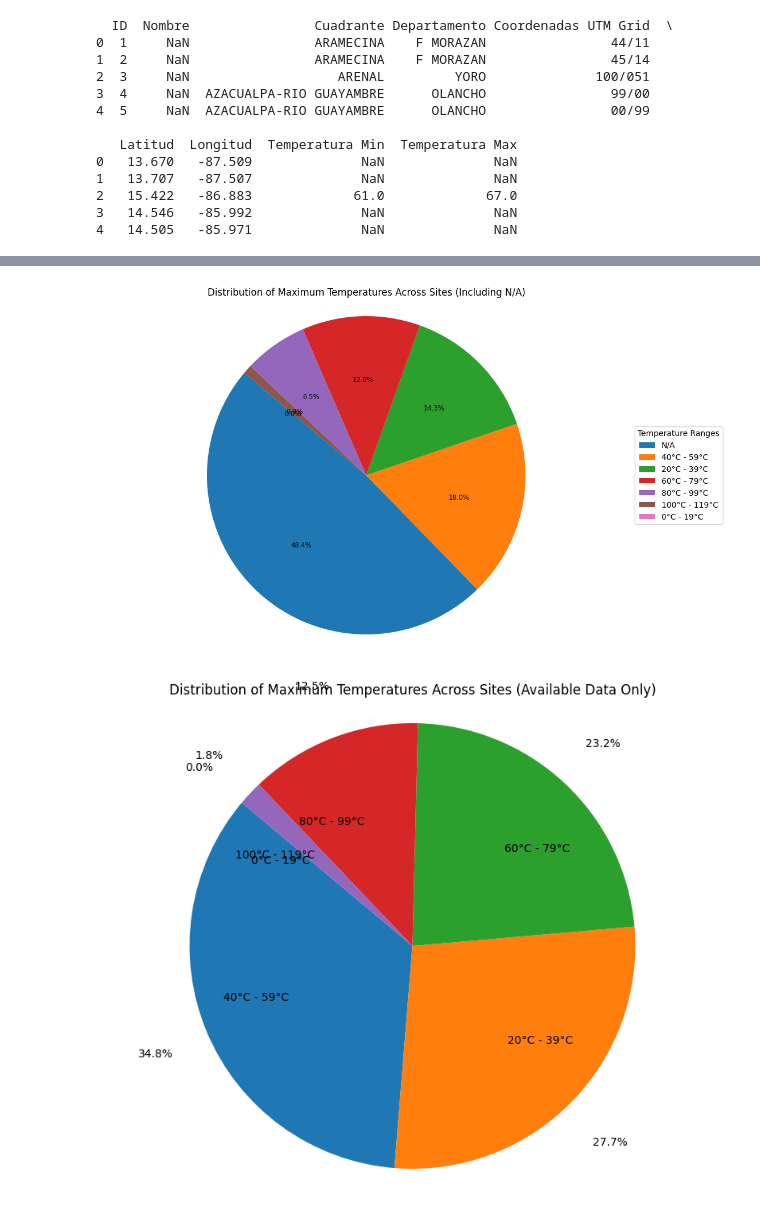
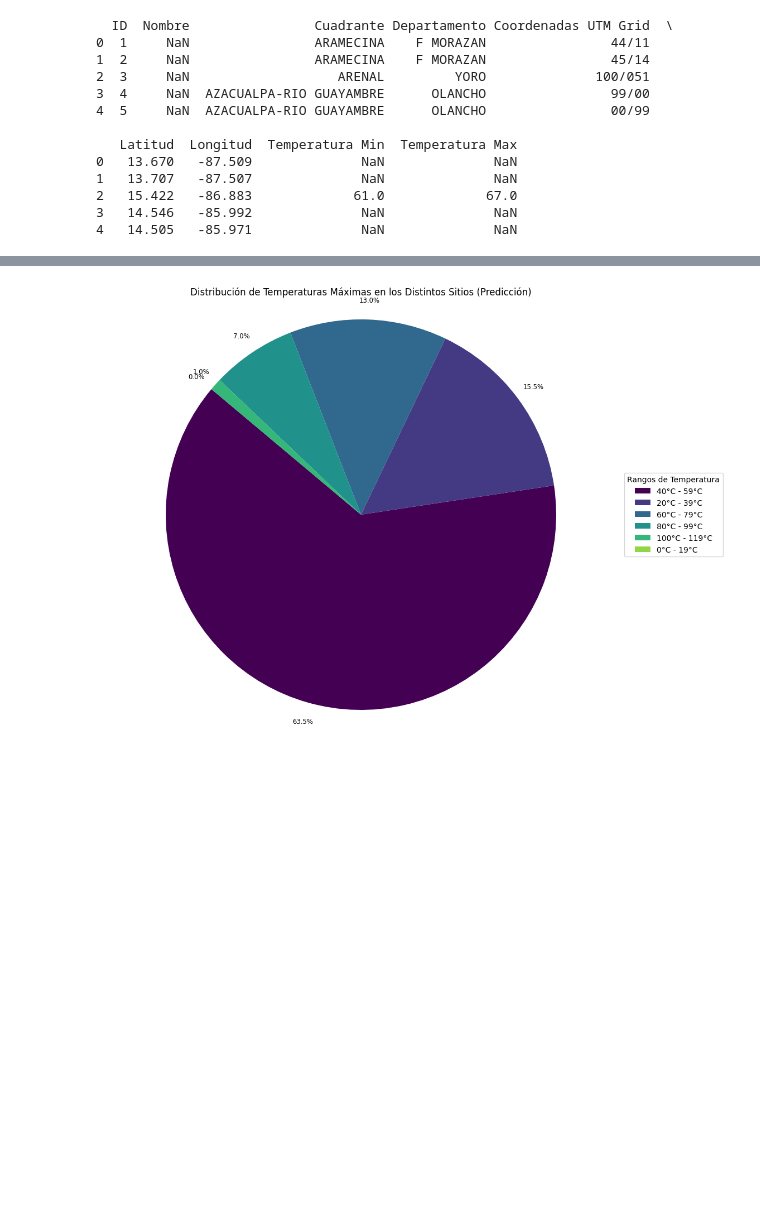
Before and after one commit to danielvijill/solar_energy, a Jupyter notebook: geosite_dist.ipynb, the cells around one changed output, grey strips where cells are left out. Saved outputs shown, nothing was run; the diff lists cells and outputs as text; code cells hidden in the pictures; blank space fills up the shorter version.

Commit message:
added model chart

```diff
--- a/geosite_dist.ipynb
+++ b/geosite_dist.ipynb
@@ -73,0 +109,4 @@ IndexError: index 1 is out of bounds for axis 0 with size 1
+# %%
+csv_file_path_full = f'{folder_path}/predicted_temperatures.csv'
+df_full = pd.read_csv(csv_file_path_full)
+print(df_full.head())
@@ -73,0 +127,3 @@ IndexError: index 1 is out of bounds for axis 0 with size 1
+# %%
+df_full = df_full.dropna(subset=['Temperatura Max'])
+df_full.head()
@@ -74,54 +137,35 @@ IndexError: index 1 is out of bounds for axis 0 with size 1
 # %%
-# prompt: build a pie chart with the data in df that shows the distribution of temperatures in the sites, use interbals of 10 (90-100 °C, 100-110°C), use the maximum of "Temperatura Max" and "Temperatura Min" and leave the sites with no temperature data as "N/A", then make another plot with only the available data, not the data non available
-
-import matplotlib.pyplot as plt
-
 # Define the temperature intervals
-temp_max = df[['Temperatura Max', 'Temperatura Min']].max().max()
+temp_max = df_full[['Temperatura Max', 'Temperatura Min']].max().max()
 bins = list(range(0, int(temp_max) + 20, 20))  # Intervals of 20°C
 labels = [f'{i}°C - {i+19}°C' for i in bins[:-1]]  # Adjusted for 20°C intervals
 
 # Calculate the maximum temperature for each site, handling missing data
-df['max_temp'] = df[['Temperatura Max', 'Temperatura Min']].max(axis=1)
-df['temp_category'] = pd.cut(df['max_temp'], bins=bins, labels=labels, right=True)
+df_full['max_temp'] = df_full[['Temperatura Max', 'Temperatura Min']].max(axis=1)
+df_full['temp_category'] = pd.cut(df_full['max_temp'], bins=bins, labels=labels, right=True)
 
 # Count the occurrences in each category, including 'N/A'
-temp_counts = df['temp_category'].value_counts(dropna=False)
+temp_counts = df_full['temp_category'].value_counts(dropna=False)
 temp_labels = temp_counts.index.to_list()
 # Replace NaN with 'N/A' in labels
 temp_labels = ['N/A' if pd.isna(lbl) else lbl for lbl in temp_labels]
 
 # Plot the pie chart with no slice labels
-plt.figure(figsize=(12, 8))
+plt.figure(figsize=(12, 10))
 wedges, texts, autotexts = plt.pie(
     temp_counts,
     labels=[''] * len(temp_labels),  # No labels on slices
     autopct='%1.1f%%',
     startangle=140,
-    textprops={'size': 'smaller'}
+    pctdistance=1.1,
+    textprops={'size': 'smaller'},
+    colors=colors  # Use the defined colors
 )
 
 # Add legend with category labels
-plt.legend(wedges, temp_labels, title="Temperature Ranges", loc="center left", bbox_to_anchor=(1, 0, 0.5, 1))
-plt.title('Distribution of Maximum Temperatures Across Sites (Including N/A)')
+plt.legend(wedges, temp_labels, title="Rangos de Temperatura", loc="center left", bbox_to_anchor=(1, 0, 0.5, 1))
+plt.title('Distribución de Temperaturas Máximas en los Distintos Sitios (Predicción)')
 plt.axis('equal')
 plt.show()
-
-# Filter out rows where max_temp is NaN for the second plot
-df_available_temp = df.dropna(subset=['max_temp']).copy()
-
-# Recalculate temperature categories for available data
-df_available_temp['temp_category_available'] = pd.cut(df_available_temp['max_temp'], bins=bins, labels=labels, right=True)
-
-# Count the occurrences in each category for available data
-temp_counts_available = df_available_temp['temp_category_available'].value_counts()
-
-# Plot the pie chart for only available data
-plt.figure(figsize=(10, 8))
-plt.pie(temp_counts_available, labels=temp_counts_available.index, autopct='%1.1f%%', startangle=140, pctdistance=1.25, labeldistance=.6)
-plt.title('Distribution of Maximum Temperatures Across Sites (Available Data Only)')
-plt.axis('equal') # Equal aspect ratio ensures that pie is drawn as a circle.
-plt.show()
 # %% [output]
-[figure, old version]
+[figure, new version]
-[figure, removed]
```
Also changed, not shown: parts of 3 cells of this notebook.
